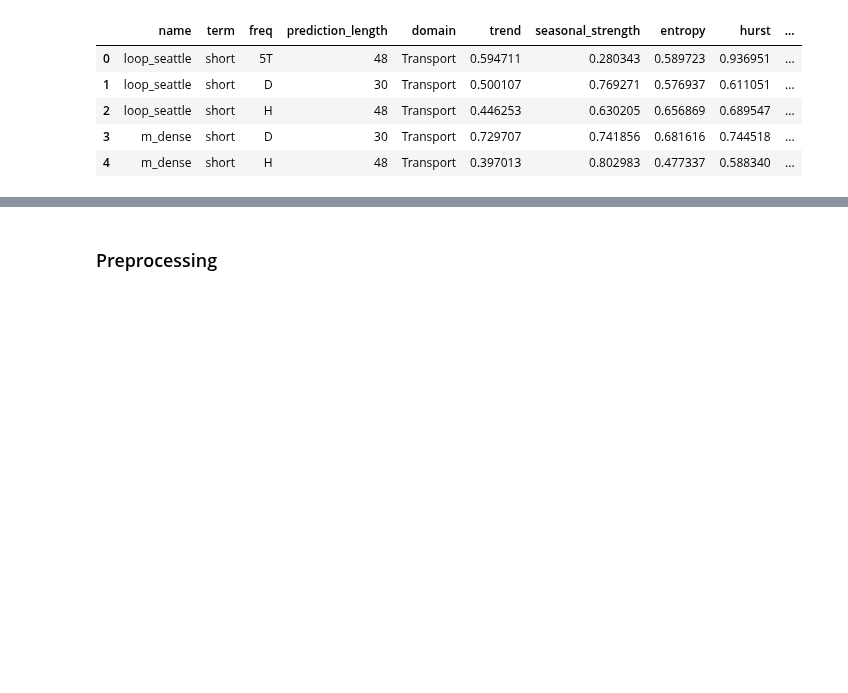
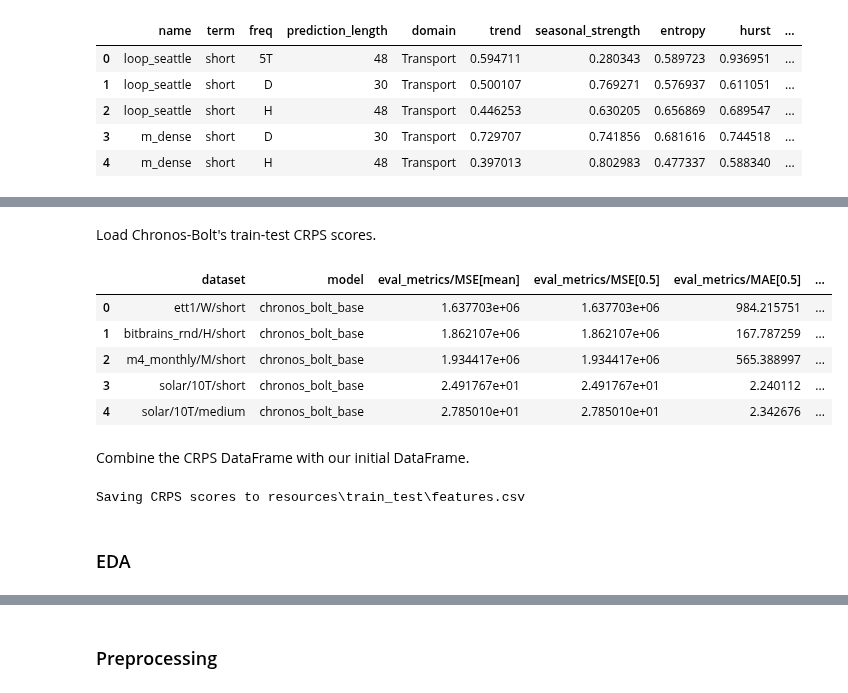
Before and after one commit to mpg05883/gift-eval, a Jupyter notebook: crps_estimation.ipynb, the cells around one changed output, grey strips where cells are left out. Saved outputs shown, nothing was run; the diff lists cells and outputs as text; code cells hidden in the pictures; blank space fills up the shorter version.

```diff
--- a/crps_estimation.ipynb
+++ b/crps_estimation.ipynb
@@ -29,3 +45,61 @@ df.head()
+# %% [markdown]
+Load Chronos-Bolt's train-test CRPS scores.
+# %%
+model_name = "chronos_bolt_base"
+scores_path = Path("results") / model_name / "all_results.csv"
+scores_df = pd.read_csv(scores_path)
+scores_df.head()
+# %% [output]
+|  | dataset | model | eval_metrics/MSE[mean] | eval_metrics/MSE[0.5] | eval_metrics/MAE[0.5] | ... |
+| 0 | ett1/W/short | chronos_bolt_base | 1.637703e+06 | 1.637703e+06 | 984.215751 | ... |
+| 1 | bitbrains_rnd/H/short | chronos_bolt_base | 1.862107e+06 | 1.862107e+06 | 167.787259 | ... |
+| 2 | m4_monthly/M/short | chronos_bolt_base | 1.934417e+06 | 1.934417e+06 | 565.388997 | ... |
+| 3 | solar/10T/short | chronos_bolt_base | 2.491767e+01 | 2.491767e+01 | 2.240112 | ... |
+| 4 | solar/10T/medium | chronos_bolt_base | 2.785010e+01 | 2.785010e+01 | 2.342676 | ... |
+# %% [markdown]
+Combine the CRPS DataFrame with our initial DataFrame.
+# %%
+def get_pretty_name(name) -> str:
+    """
+    Returns the dataset's key for accessing dataset infomation in
+    dataset_properties.json (e.g. domain and number of variates)
+
+    Args:
+        name (str): Name of the dataset.
+    """
+    pretty_names = {
+        "saugeenday": "saugeen",
+        "temperature_rain_with_missing": "temperature_rain",
+        "kdd_cup_2018_with_missing": "kdd_cup_2018",
+        "car_parts_with_missing": "car_parts",
+    }
+    return pretty_names.get(name, name)
+
+
+for i, score_row in scores_df.iterrows():
+    name, freq, term = score_row["dataset"].split("/")
+
+    # Sanitize name and frequency
+    name, freq = get_pretty_name(name.lower()), freq.split("-")[0]
+
+    mask = (
+        (df["name"].str.lower().apply(get_pretty_name) == name)
+        & (df["freq"] == freq)
+        & (df["term"] == term)
+    )
+
+    df.loc[mask, "true_crps"] = score_row[
+        "eval_metrics/mean_weighted_sum_quantile_loss"
+    ]
+
+
+print(f"Saving CRPS scores to {input_path}")
+df.head()
+df.to_csv(input_path, index=False)
+# %% [output]
+Saving CRPS scores to resources\train_test\features.csv
+# %% [markdown]
+### EDA
 # %% [markdown]
 View the entire DataFrame to see how well Chronos-Bolt's zero-shot CRPS values quantify each dataset's "difficulty".
 
```
Also changed, not shown: parts of 22 cells of this notebook, 2 other files.
